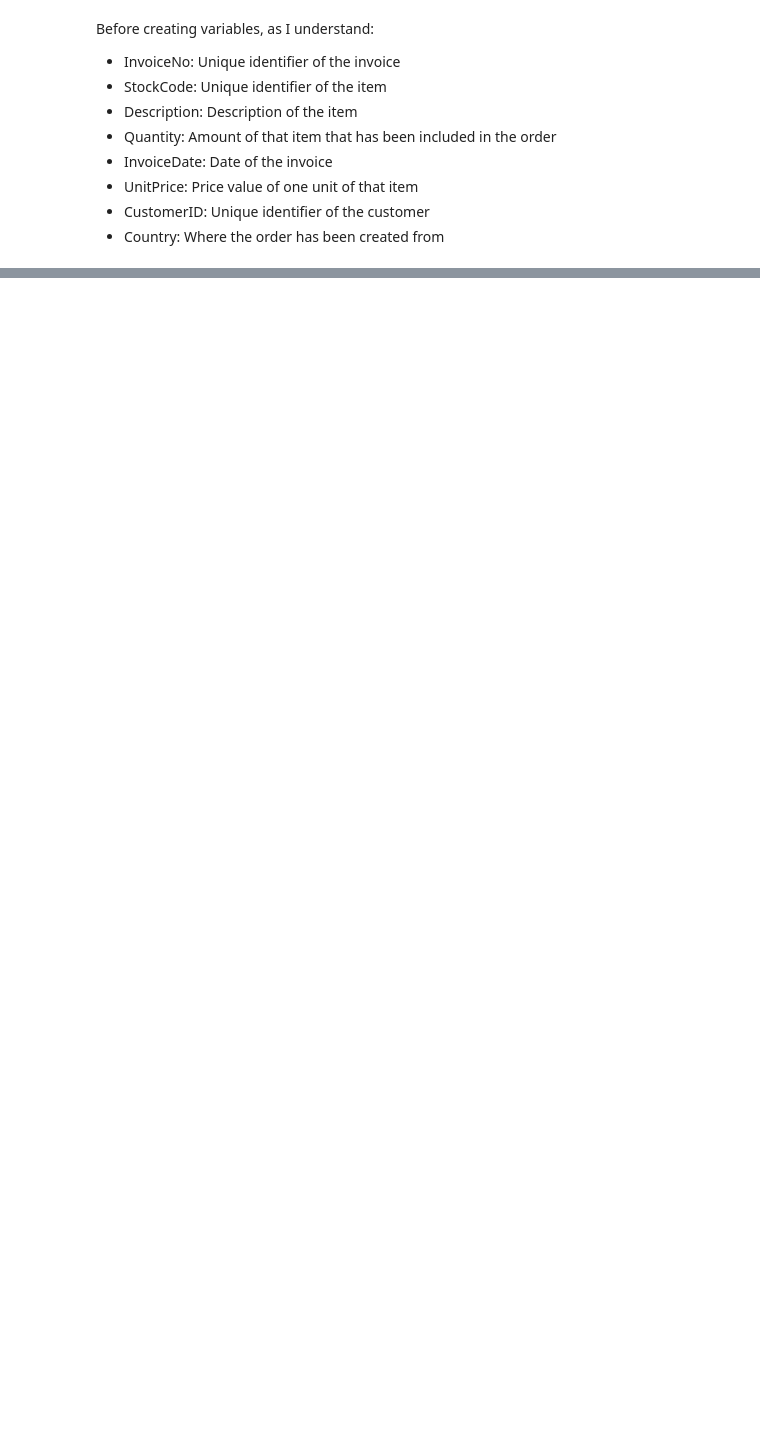
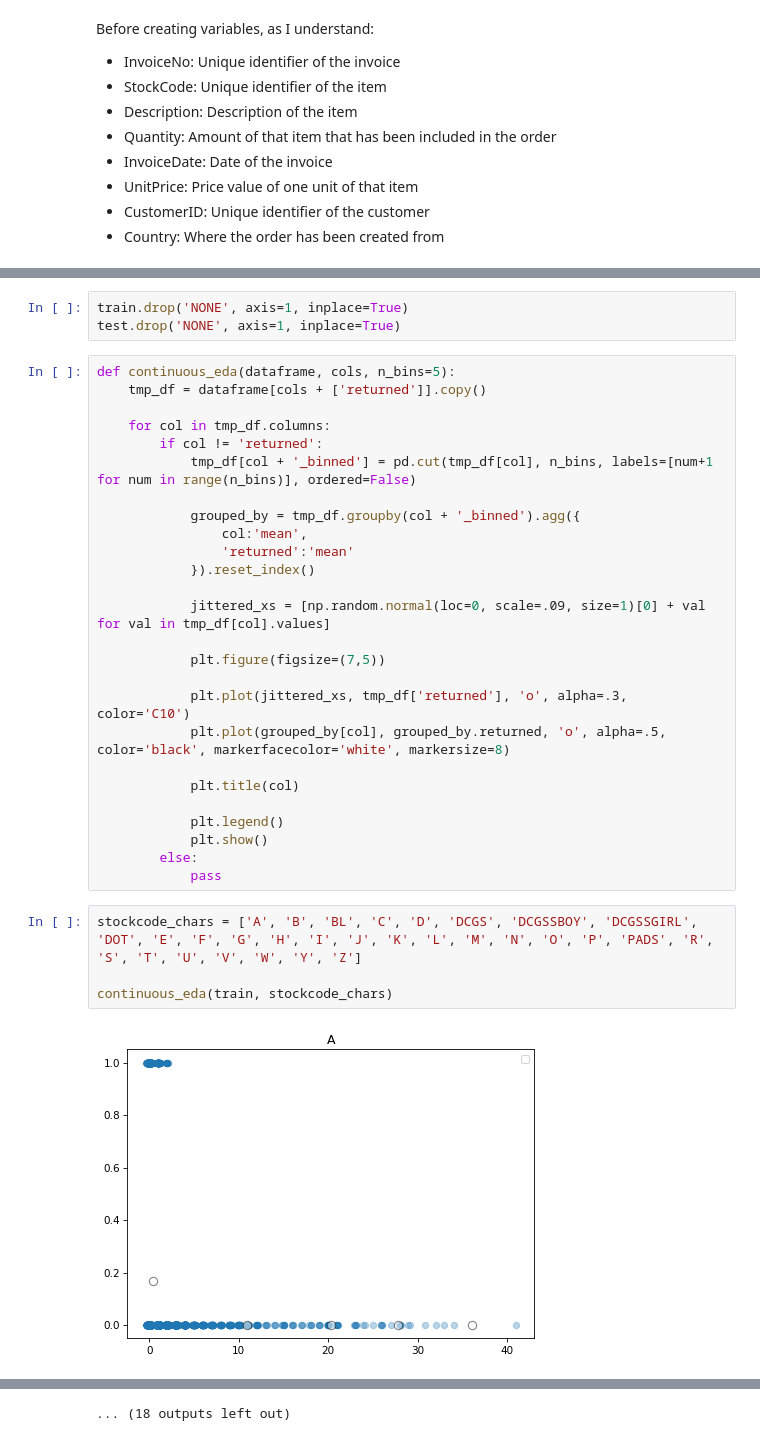
Before and after one commit to YigitAsik/ecom-data, a Jupyter notebook: order-cancellation_preds.ipynb, the cells around one changed output, grey strips where cells are left out. Cells and saved outputs as stored; diff of their text form; blank space fills up the shorter version.

```diff
--- a/order-cancellation_preds.ipynb
+++ b/order-cancellation_preds.ipynb
@@ -503,0 +393,35 @@ new_df.head()
+# %%
+train.drop('NONE', axis=1, inplace=True)
+test.drop('NONE', axis=1, inplace=True)
+# %%
+def continuous_eda(dataframe, cols, n_bins=5):
+    tmp_df = dataframe[cols + ['returned']].copy()
+
+    for col in tmp_df.columns:
+        if col != 'returned':
+            tmp_df[col + '_binned'] = pd.cut(tmp_df[col], n_bins, labels=[num+1 for num in range(n_bins)], ordered=False)
+
+            grouped_by = tmp_df.groupby(col + '_binned').agg({
+                col:'mean',
+                'returned':'mean'
+            }).reset_index()
+
+            jittered_xs = [np.random.normal(loc=0, scale=.09, size=1)[0] + val for val in tmp_df[col].values]
+
+            plt.figure(figsize=(7,5))
+
+            plt.plot(jittered_xs, tmp_df['returned'], 'o', alpha=.3, color='C10')
+            plt.plot(grouped_by[col], grouped_by.returned, 'o', alpha=.5, color='black', markerfacecolor='white', markersize=8)
+
+            plt.title(col)
+
+            plt.legend()
+            plt.show()
+        else:
+            pass
+# %%
+stockcode_chars = ['A', 'B', 'BL', 'C', 'D', 'DCGS', 'DCGSSBOY', 'DCGSSGIRL', 'DOT', 'E', 'F', 'G', 'H', 'I', 'J', 'K', 'L', 'M', 'N', 'O', 'P', 'PADS', 'R', 'S', 'T', 'U', 'V', 'W', 'Y', 'Z']
+
+continuous_eda(train, stockcode_chars)
+# %% [output]
+[figure, added]
@@ -503,0 +439 @@ new_df.head()
+... (18 outputs left out)
```
Also changed, not shown: parts of 75 cells of this notebook.
